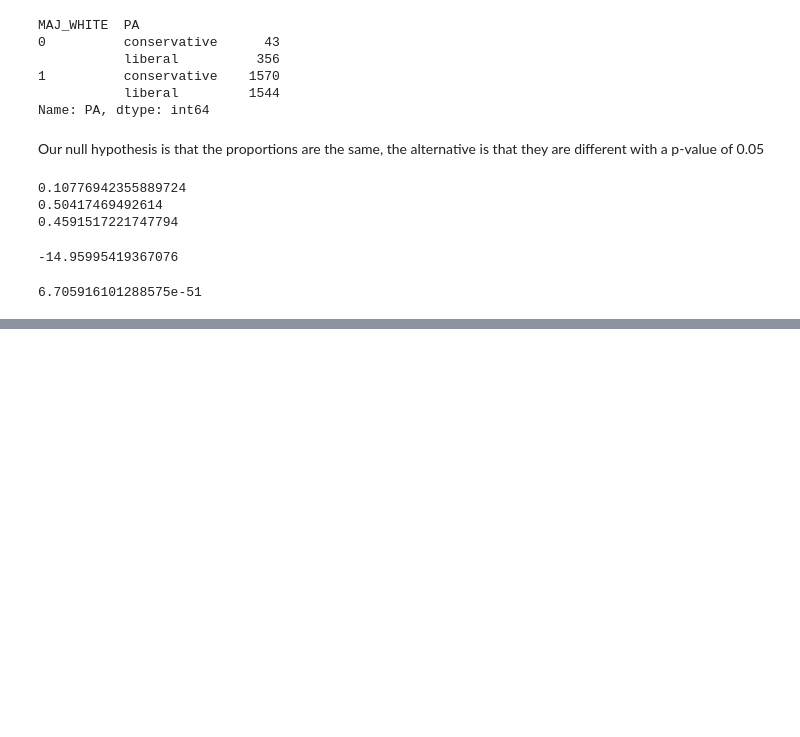
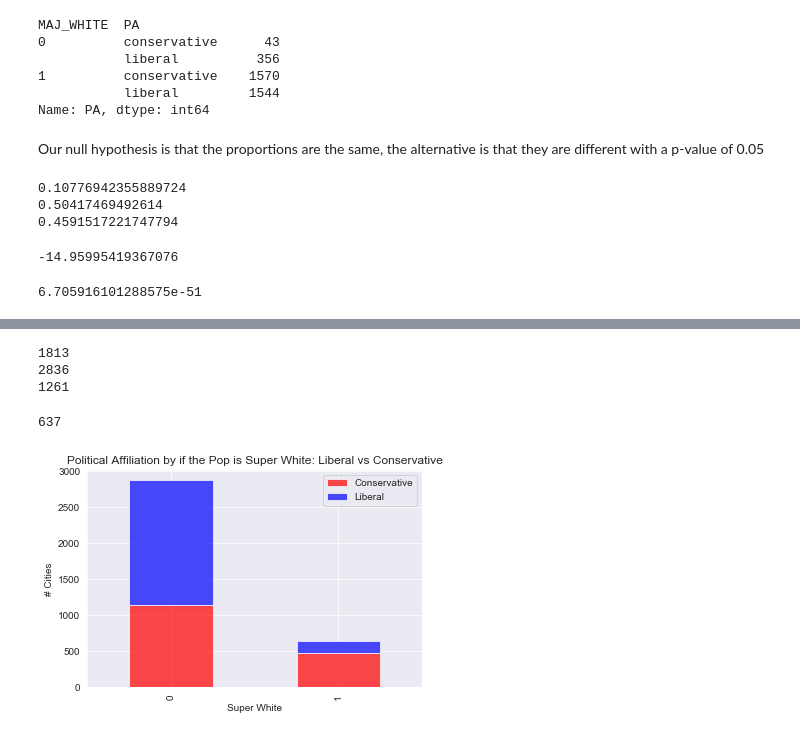
Before and after one commit to CaryMosley/PoliticalAffiliation, a Jupyter notebook: CleanAndEDA.ipynb, the cells around one changed output, grey strips where cells are left out. Drawn from its saved outputs; the diff is of its cells as text; code cells hidden in the pictures; blank space fills up the shorter version.

Commit message:
More graphs

```diff
--- a/CleanAndEDA.ipynb
+++ b/CleanAndEDA.ipynb
@@ -864,0 +867,33 @@ This variable seems like an extremely important indicator!
+# %%
+df.drop(columns = 'MAJ_FEMALE',inplace=True)
+# %%
+
+df['UNDR_5_BLK'] = df['BLACK'].apply(lambda x: 1 if x<.05 else 0)
+df['UNDR_5_AZN'] = df['ASIAN'].apply(lambda x: 1 if x<.05 else 0)
+df['UNDR_5_HISP'] = df['HISPANIC'].apply(lambda x: 1 if x<.05 else 0)
+# %%
+print(df['UNDR_5_BLK'].sum())
+print(df['UNDR_5_AZN'].sum())
+print(df['UNDR_5_HISP'].sum())
+# %% [output]
+1813
+2836
+1261
+# %%
+df['SUPER_WHITE'] = df['MAJ_WHITE']*df['UNDR_5_HISP']*df['UNDR_5_AZN']*df['UNDR_5_BLK']
+# %%
+print(df['SUPER_WHITE'].sum())
+# %% [output]
+637
+# %%
+
+chart = df.groupby(['SUPER_WHITE','PA']).SUPER_WHITE.count().unstack()
+p = chart.plot(kind = 'bar', stacked = True,
+                   title = 'Political Affiliation by if the Pop is Super White: Liberal vs Conservative',
+                   color = ['red','blue'], alpha = .70)
+p.set_xlabel('Super White')
+p.set_ylabel('# Cities')
+p.legend(['Conservative','Liberal'])
+plt.show()
+# %% [output]
+[figure, added]
```
Also changed, not shown: parts of 4 cells of this notebook.
